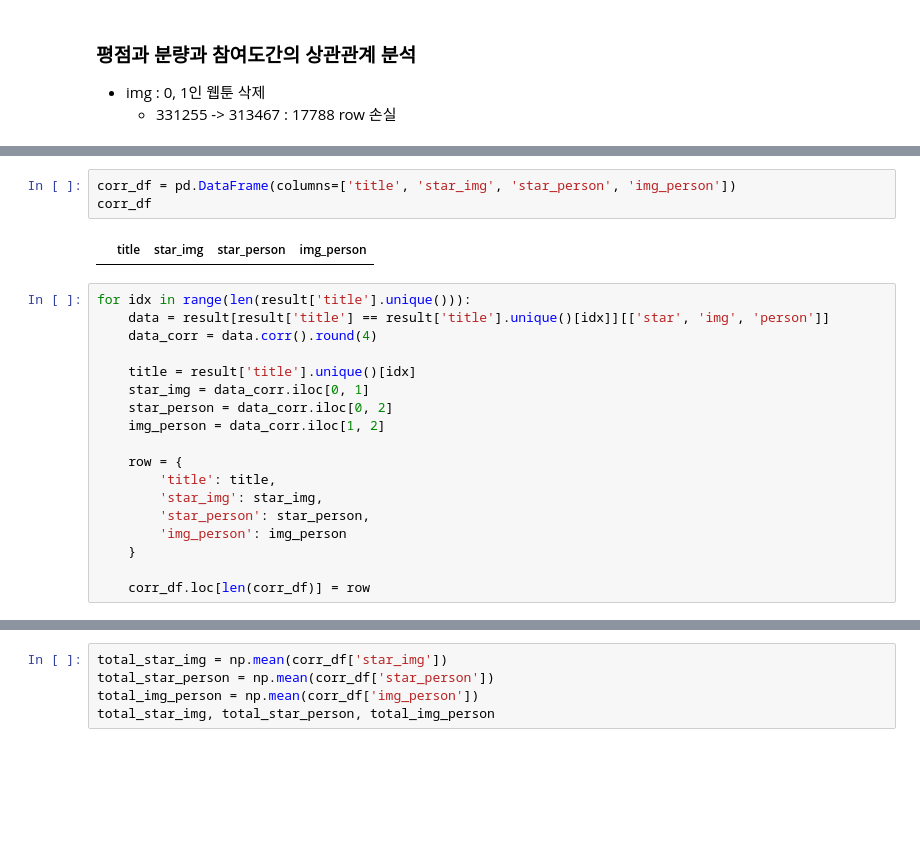
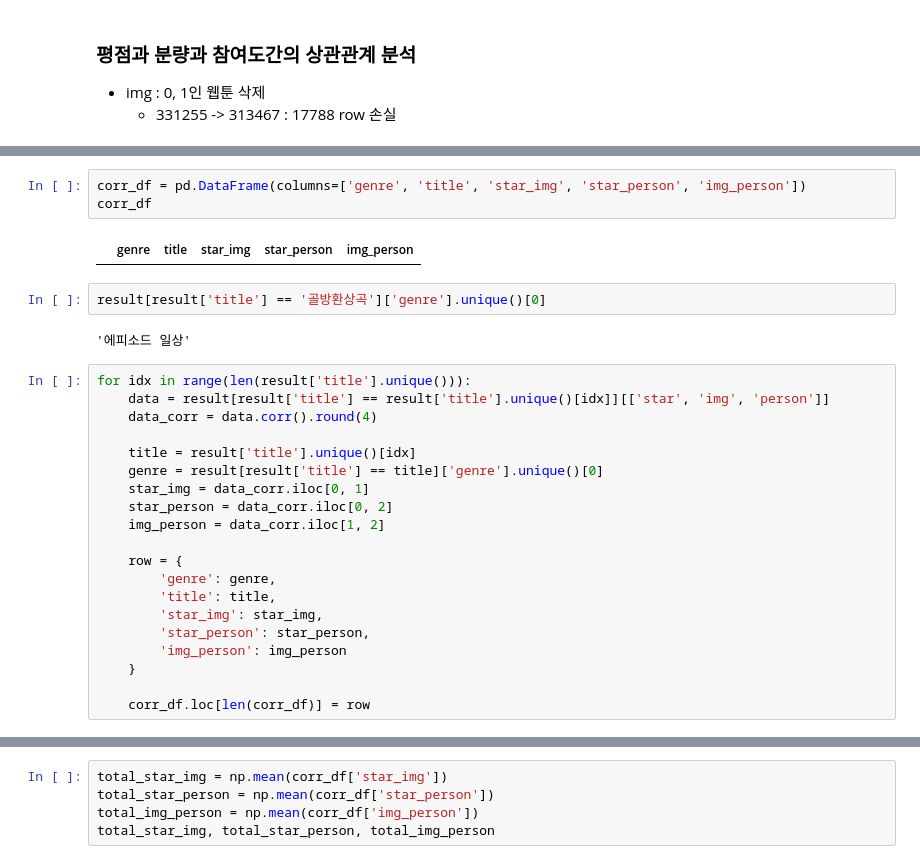
Before and after one commit to aeea-0605/first_project, a Jupyter notebook: NaverWebtoon_EDA/EDA.ipynb, the cells around one changed output, grey strips where cells are left out. Cells and saved outputs as stored; diff of their text form; blank space fills up the shorter version.

```diff
--- a/NaverWebtoon_EDA/EDA.ipynb
+++ b/NaverWebtoon_EDA/EDA.ipynb
@@ -296,19 +466,25 @@ print(result.shape)
 # %%
-corr_df = pd.DataFrame(columns=['title', 'star_img', 'star_person', 'img_person'])
+corr_df = pd.DataFrame(columns=['genre', 'title', 'star_img', 'star_person', 'img_person'])
 corr_df
 # %% [output]
-|  | title | star_img | star_person | img_person |
+|  | genre | title | star_img | star_person | img_person |
+# %%
+result[result['title'] == '골방환상곡']['genre'].unique()[0]
+# %% [output]
+'에피소드 일상'
 # %%
 for idx in range(len(result['title'].unique())):
     data = result[result['title'] == result['title'].unique()[idx]][['star', 'img', 'person']]
     data_corr = data.corr().round(4)
 
     title = result['title'].unique()[idx]
+    genre = result[result['title'] == title]['genre'].unique()[0]
     star_img = data_corr.iloc[0, 1]
     star_person = data_corr.iloc[0, 2]
     img_person = data_corr.iloc[1, 2]
 
     row = {
+        'genre': genre,
         'title': title,
         'star_img': star_img,
         'star_person': star_person,
```
Also changed, not shown: parts of 39 cells of this notebook.
